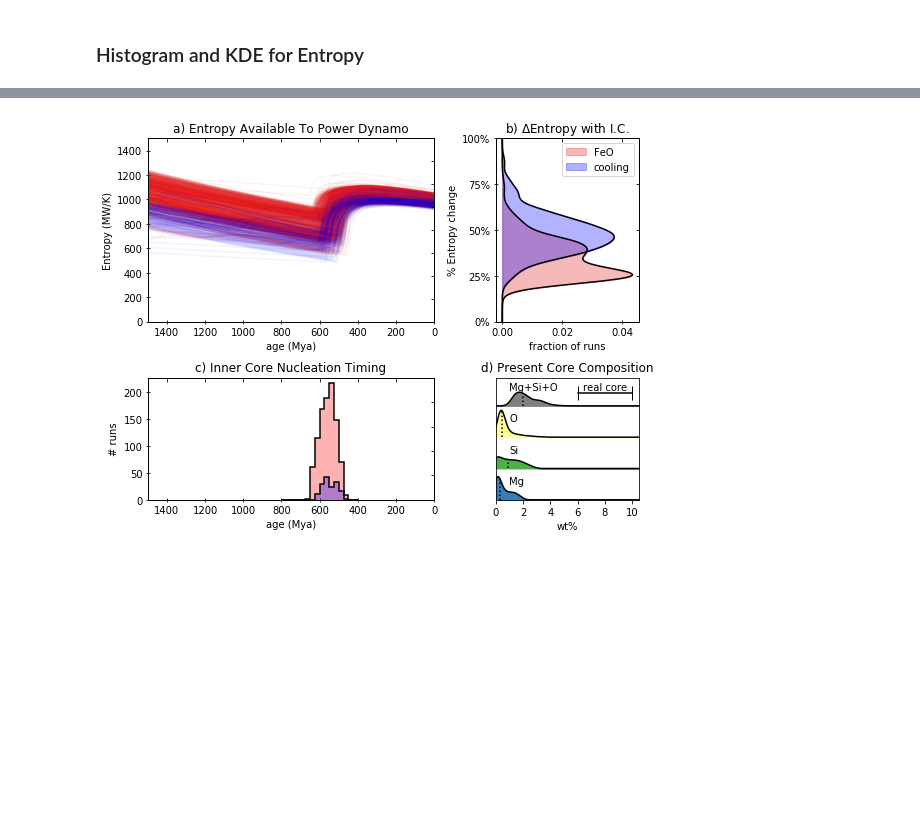
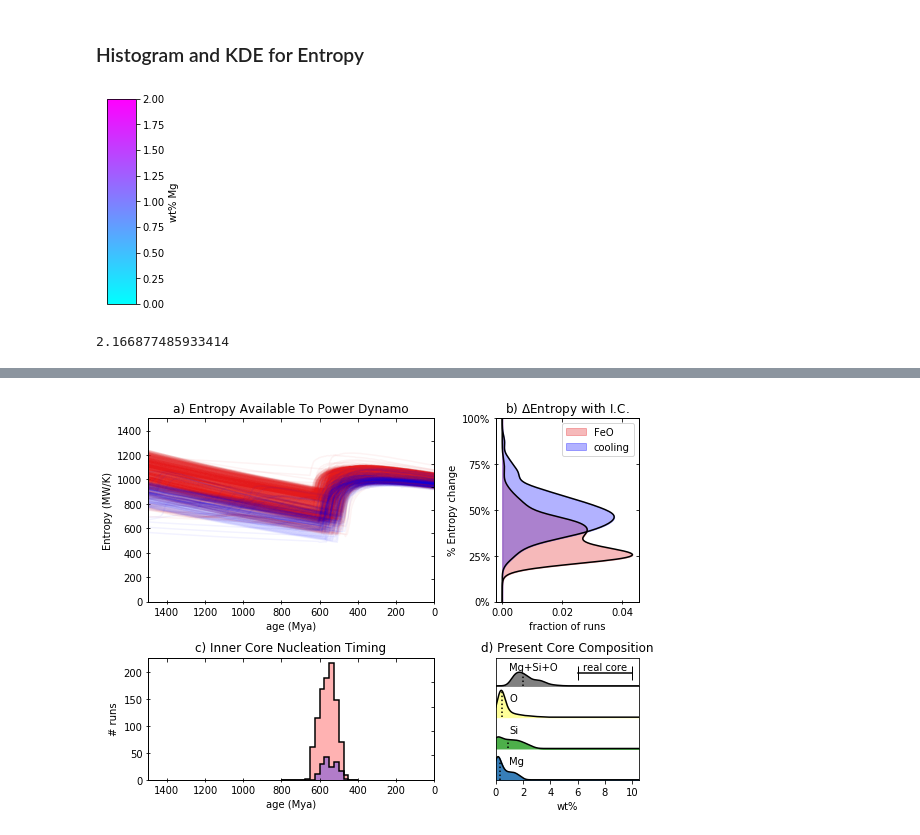
Before and after one commit to nknezek/MgSi-Exsolution, a Jupyter notebook: figures/Entropy Figures- Nature.ipynb, the cells around one changed output, grey strips where cells are left out. Saved outputs shown, nothing was run; the diff lists cells and outputs as text; code cells hidden in the pictures; blank space fills up the shorter version.

```diff
--- a/figures/Entropy Figures- Nature.ipynb
+++ b/figures/Entropy Figures- Nature.ipynb
@@ -485,0 +565,24 @@ def rmna(arr):
+# %%
+fig = plt.figure(figsize=(8, 3))
+
+ax1 = fig.add_axes([0.05, 0.05, 0.05, 0.95])
+
+# Set the colormap and norm to correspond to the data for which
+# the colorbar will be used.
+cmap = mpl.cm.cool
+norm = mpl.colors.Normalize(vmin=0, vmax=2)
+# ColorbarBase derives from ScalarMappable and puts a colorbar
+# in a specified axes, so it has everything needed for a
+# standalone colorbar.  There are many more kwargs, but the
+# following gives a basic continuous colorbar with ticks
+# and labels.
+cb1 = mpl.colorbar.ColorbarBase(ax1, cmap=cmap,
+                                norm=norm,
+                                orientation='vertical')
+cb1.set_label('wt% Mg')
+# %% [output]
+[figure, added]
+# %%
+np.nanmax(df05['wt_Mg_p'])*100
+# %% [output]
+2.166877485933414
```
Also changed, not shown: parts of 12 cells of this notebook, 7 other files.
